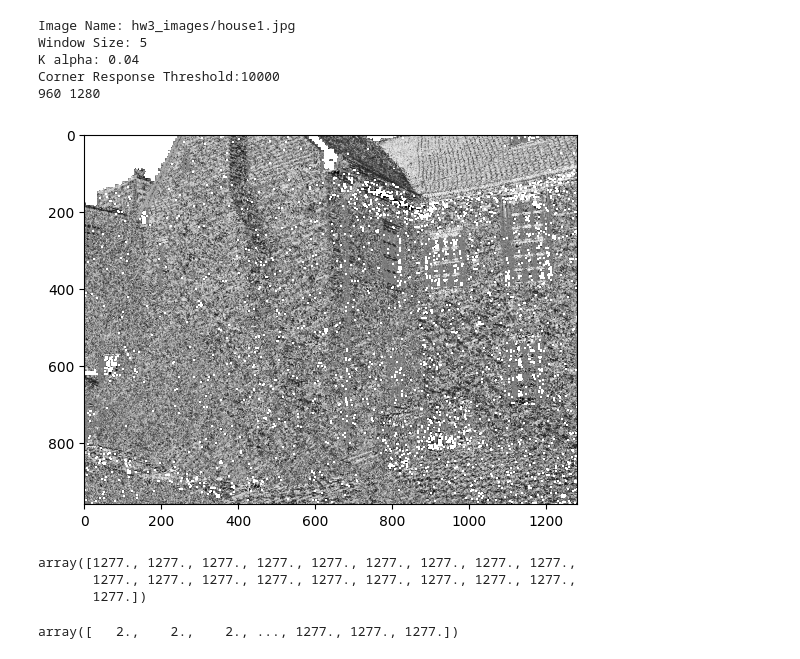
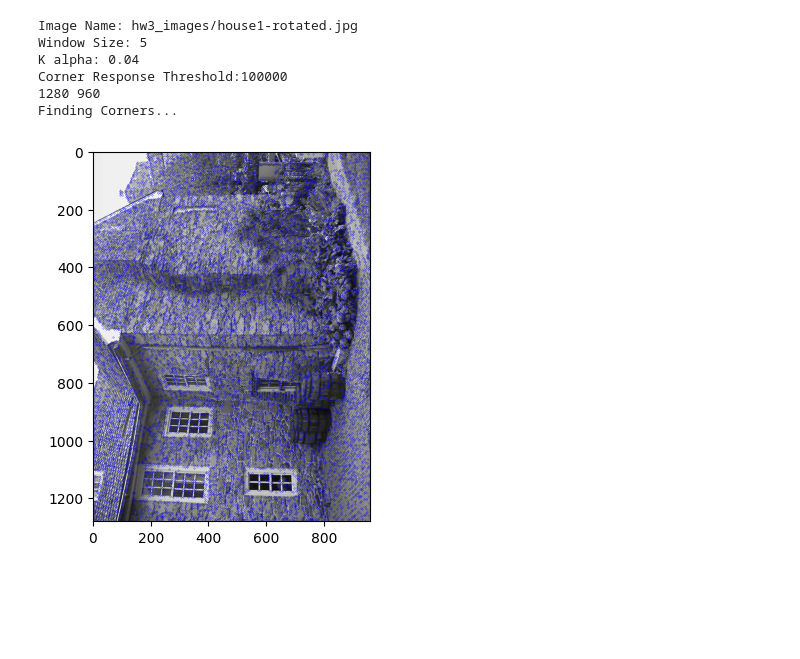
Before and after one commit to bhaba-ranjan/Scale-space-blob-detection, a Jupyter notebook: harris.ipynb, the cells around one changed output. Cells and saved outputs as stored; diff of their text form; code cells hidden in the pictures; blank space fills up the shorter version.

Commit message:
fix: harris corner streamlined

```diff
--- a/harris.ipynb
+++ b/harris.ipynb
@@ -10,6 +16,6 @@ import matplotlib.image as mpim
 # %%
-def getMatrix(matrix, curr_x, curr_y, v_boundry,  h_boundary):
-    return matrix[curr_x - v_boundry:curr_x + h_boundary,curr_y - v_boundry: curr_y + h_boundary]
+def getMatrix(matrix, curr_x, curr_y, v_boundary,  h_boundary):
+    return matrix[curr_x - v_boundary:curr_x + h_boundary,curr_y - v_boundary: curr_y + h_boundary]
 
 
 def findCorners(img, window_size, k, thresh):
@@ -28,15 +34,14 @@ def findCorners(img, window_size, k, thresh):
     Iyy = dy**2
     height = img.shape[0]
     width = img.shape[1]
-
-    cornerList = []
+    saved_responses = np.zeros((height, width))
     newImg = img.copy()
     color_img = cv2.cvtColor(newImg, cv2.COLOR_GRAY2RGB)
     offset = math.floor(window_size/2)
 
 
     # Loop through image and find our corners
-    # and do non-maximum supression
+    # and do non-maximum suppression
     # this can be also implemented without loop
 
     print("Finding Corners...")
@@ -53,24 +58,25 @@ def findCorners(img, window_size, k, thresh):
             determinant = (Mxx * Myy) - (Mxy**2)
             trace = Mxx + Myy
             response = determinant - k * (trace**2)
-
-            if response > thresh:
-                cornerList.append([x,y,response]);
-                color_img.itemset((y,x, 0), 0)
-                color_img.itemset((y,x, 1), 0)
-                color_img.itemset((y,x, 2), 255)
+            saved_responses.itemset((y,x),response)
 
 
-    return color_img, cornerList
+    non_maximum_suppressed_array = ndimage.rank_filter(saved_responses, rank=-1, footprint=np.ones((window_size,window_size)))
+    suppression_mask = np.array(non_maximum_suppressed_array == saved_responses).astype(int)
+    suppressed_response_values = suppression_mask * saved_responses
+    filtered_by_threshold = np.array(suppressed_response_values > thresh).astype(int) * saved_responses
+
+    return color_img, filtered_by_threshold
 # %%
 def findGradMagnitude(img):
     Iy, Ix = np.gradient(img)
-    sum_of_sqares =  np.square(Iy) + np.square(Ix)
-    gradient_magnitude = np.sqrt(sum_of_sqares)
-    plt.imshow(gradient_magnitude,cmap='gray')
+    sum_of_squares =  np.square(Iy) + np.square(Ix)
+    gradient_magnitude = np.sqrt(sum_of_squares)
+    return gradient_magnitude
 # %%
 def findOrientation(img):
     Iy, Ix = np.gradient(img)
-    theta = np.arctan(Iy/Ix)
-    plt.imshow(theta)
+    # plt.imshow(Ix,cmap='gray')
+    theta = np.rad2deg(np.arctan2(Iy,Ix))
+    return theta
 # %%
@@ -114,9 +135,0 @@ def main():
-# %%
-pts = main()
-# %% [output]
-Image Name: hw3_images/house1.jpg
-Window Size: 5
-K alpha: 0.04
-Corner Response Threshold:10000
-960 1280
-[figure, removed]
@@ -125,10 +136,14 @@ l = x[-19:]
-# %%
-l
-# %% [output]
-array([1277., 1277., 1277., 1277., 1277., 1277., 1277., 1277., 1277.,
-       1277., 1277., 1277., 1277., 1277., 1277., 1277., 1277., 1277.,
-       1277.])
-# %%
-x
-# %% [output]
-array([   2.,    2.,    2., ..., 1277., 1277., 1277.])
+# %%
+window_size = 5
+k = 0.04
+thresh = 100000
+img_name = "hw3_images/house1-rotated.jpg"
+main(window_size, k, img_name, thresh)
+# %% [output]
+Image Name: hw3_images/house1-rotated.jpg
+Window Size: 5
+K alpha: 0.04
+Corner Response Threshold:100000
+1280 960
+Finding Corners...
+[figure, added]
```
Also changed, not shown: parts of 5 cells of this notebook.
